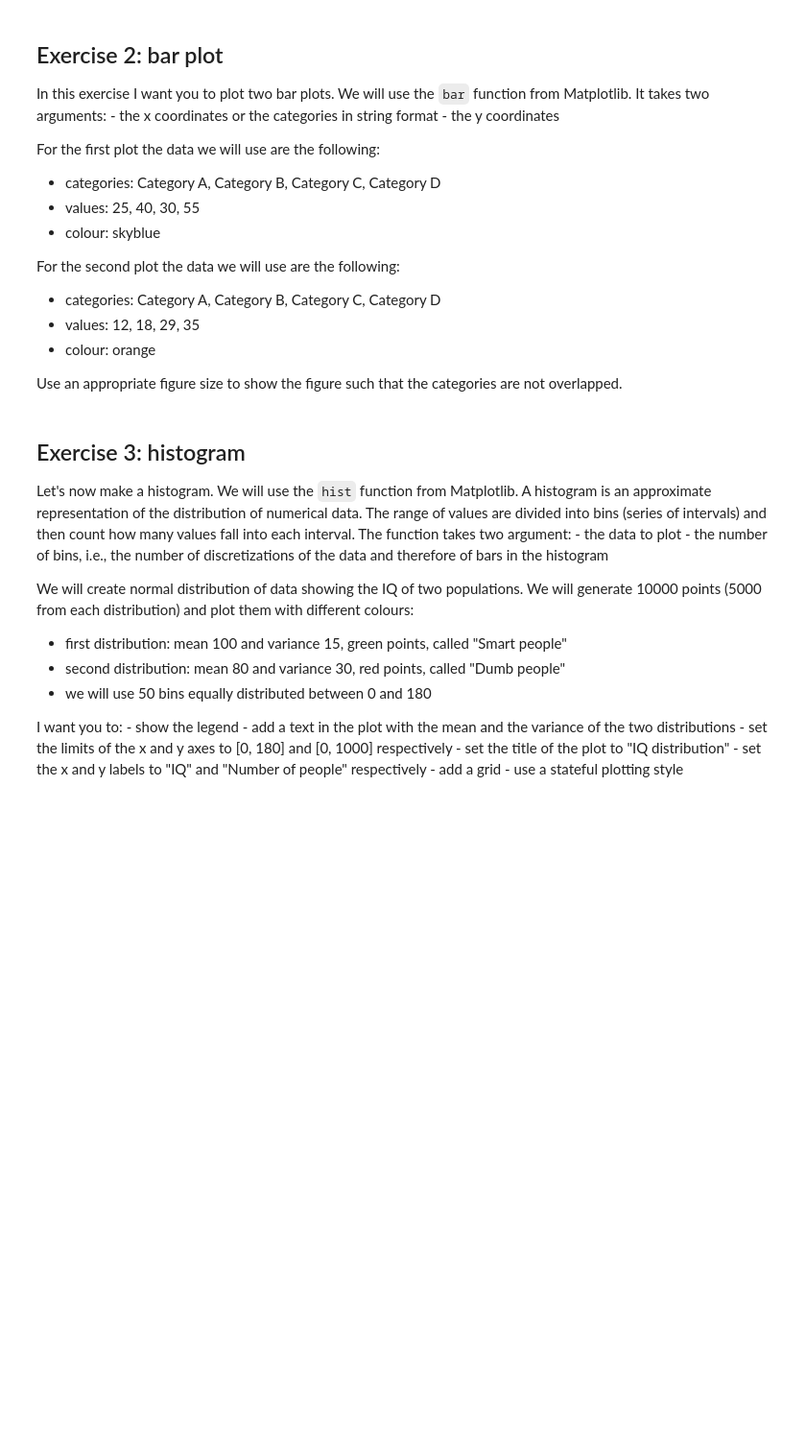
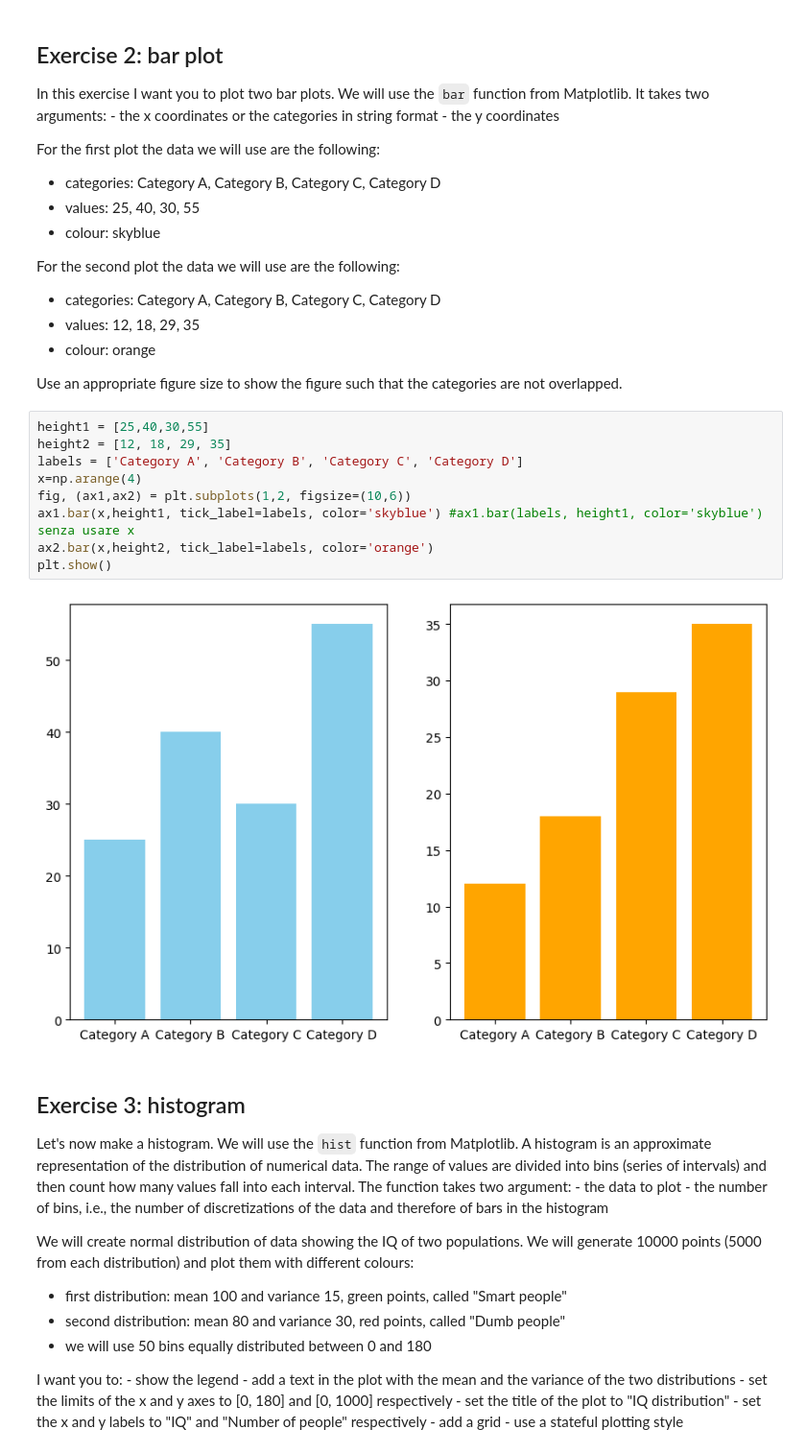
Before and after one commit to eferollo/ML4N, a Jupyter notebook: Python/Exercises/4.2 Matplotlib Advanced Plots.ipynb, the cells around one changed output. Shown: that part at 96% size. Drawn from its saved outputs; the diff is of its cells as text; blank space fills up the shorter version.

```diff
--- a/Python/Exercises/4.2 Matplotlib Advanced Plots.ipynb
+++ b/Python/Exercises/4.2 Matplotlib Advanced Plots.ipynb
@@ -45,6 +47,17 @@ For the second plot the data we will use are the following:
 - colour: orange
 
 Use an appropriate figure size to show the figure such that the categories are not overlapped.
+# %%
+height1 = [25,40,30,55]
+height2 = [12, 18, 29, 35]
+labels = ['Category A', 'Category B', 'Category C', 'Category D']
+x=np.arange(4)
+fig, (ax1,ax2) = plt.subplots(1,2, figsize=(10,6))
+ax1.bar(x,height1, tick_label=labels, color='skyblue') #ax1.bar(labels, height1, color='skyblue') senza usare x
+ax2.bar(x,height2, tick_label=labels, color='orange')
+plt.show()
+# %% [output]
+[figure, added]
 # %% [markdown]
 ## Exercise 3: histogram
 
```
Also changed, not shown: parts of 2 cells of this notebook, 2 other files.
